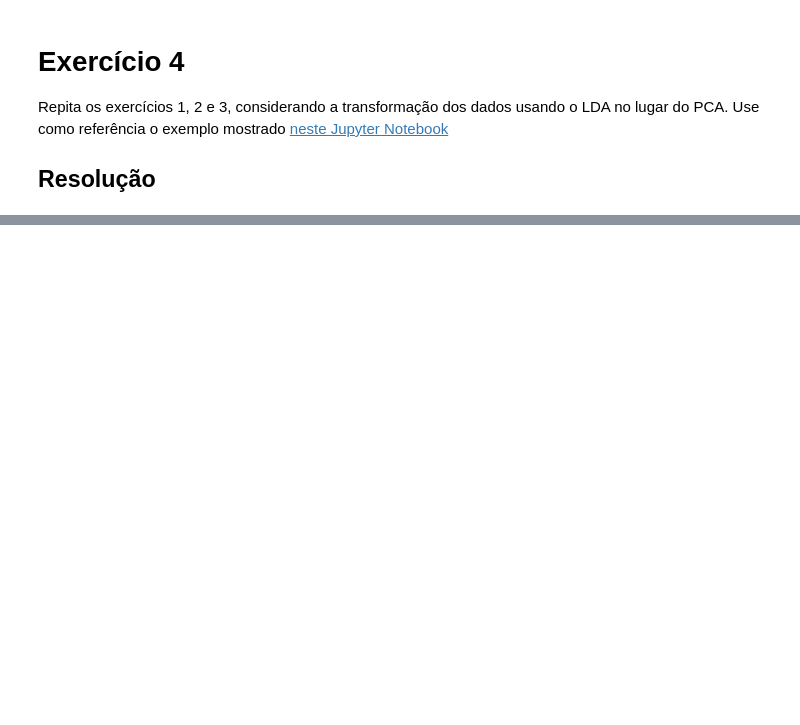
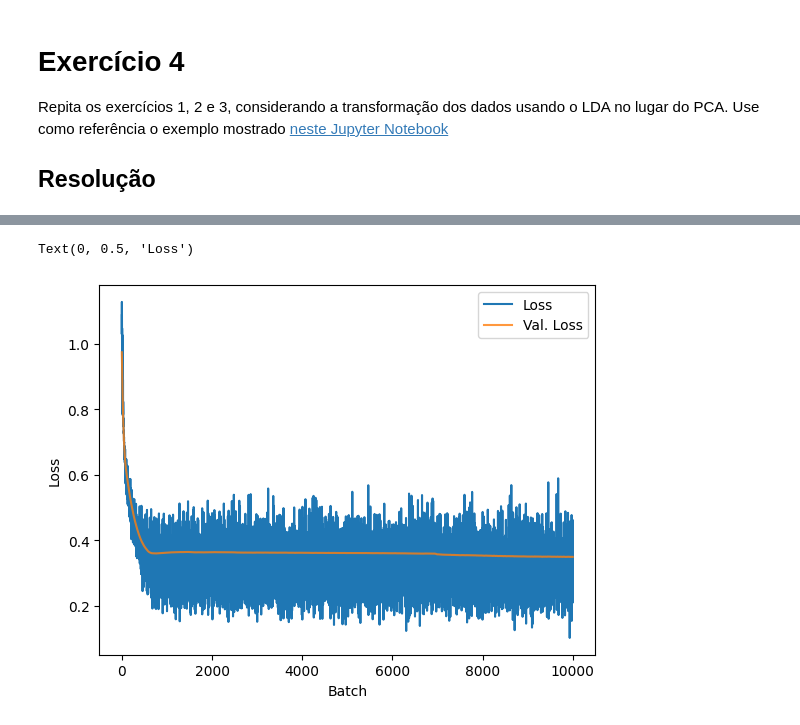
Before and after one commit to luanbalboa10/PCAeLDA, a Jupyter notebook: ex_aula_pca/ex_aula_pca.ipynb, the cells around one changed output, grey strips where cells are left out. Cells and saved outputs as stored; diff of their text form; code cells hidden in the pictures; blank space fills up the shorter version.

```diff
--- a/ex_aula_pca/ex_aula_pca.ipynb
+++ b/ex_aula_pca/ex_aula_pca.ipynb
@@ -559,0 +662,60 @@ Repita os exercícios 1, 2 e 3, considerando a transformação dos dados usando
+# %%
+#device = torch.device("cuda" if torch.cuda.is_available() else "cpu")
+
+# Aqui muda
+model_lda = ModelLDA().to(device=device)
+
+# Taxa de aprendizado
+eta = 0.001
+
+loss_function = nn.CrossEntropyLoss()
+optimizer = optim.Adam(model_lda.parameters(), lr=eta)
+
+Nb = 64 # Tamanho do mini-batch
+Ne = 1000 # Número de épocas
+# %%
+
+train_set_lda = TensorDataset(x_treino_lda, d_treino_tensor)
+train_loader_lda = torch.utils.data.DataLoader(train_set_lda, batch_size=Nb, shuffle=True)
+# %%
+# Treinamento
+losses = []
+val_losses = []
+
+x_val_lda = x_val_lda.to(device=device)
+d_val_tensor = d_val_tensor.to(device=device)
+
+for epoch in range(Ne):
+  for n, (X, d) in enumerate(train_loader_lda):
+
+    X = X.to(device=device)
+    d = d.to(device=device)
+
+    # Treinamento
+    model_lda.train()
+    model_lda.zero_grad()
+    y = model_lda(X)
+    loss = loss_function(y, d)
+    loss.backward()
+    optimizer.step()
+
+    # Validação
+    model_lda.eval()
+
+    with torch.no_grad():
+      y_val = model_lda(x_val_lda)
+      val_loss = loss_function(y_val, d_val_tensor)
+
+    losses.append(loss.item())
+    val_losses.append(val_loss.item())
+
+    if epoch % 1 == 0 and n == x_treino_lda.shape[0]//Nb - 1:
+      print(f"Epoch: {epoch} | Loss: {loss} | Val. Loss: {val_loss}")
+
+plt.figure()
+plt.plot(losses)
+plt.plot(val_losses, alpha=0.8)
+plt.legend(["Loss", "Val. Loss"])
+plt.xlabel("Batch")
+plt.ylabel("Loss")
+# %% [output]
@@ -559,0 +739,2 @@ Repita os exercícios 1, 2 e 3, considerando a transformação dos dados usando
+Text(0, 0.5, 'Loss')
+[figure, added]
```
Also changed, not shown: parts of 11 cells of this notebook.
